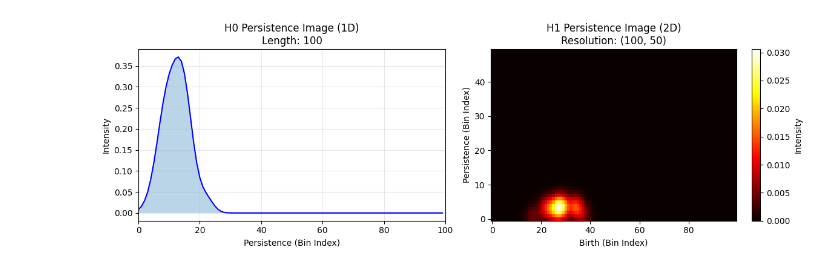
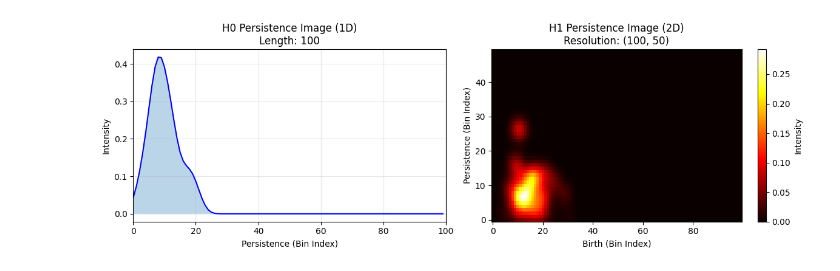
Before and after one commit to hjxarchive/Multi-Chromatic-Spatial-Pattern-Classification, a Jupyter notebook: Vectorization/Six-pack (Rips).ipynb, the cells around one changed output. Drawn from its saved outputs; the diff is of its cells as text; code cells hidden in the pictures.

```diff
--- a/Vectorization/Six-pack (Rips).ipynb
+++ b/Vectorization/Six-pack (Rips).ipynb
@@ -334,8 +346,8 @@ PB_total = compute_Persistence_barcode(np.concatenate([A, B], axis=0))
 PB_A = compute_Persistence_barcode(A)
 PB_B = compute_Persistence_barcode(B)
 # %%
-six_pack_A_to_B.update({'complex': PB_total, 'sub_complex': PB_A, 'relative' : PB_B})
-six_pack_B_to_A.update({'complex': PB_total, 'sub_complex': PB_B, 'relative' : PB_A})
+six_pack_A_to_B.update({'complex': PB_total, 'sub_complex': PB_A})
+six_pack_B_to_A.update({'complex': PB_total, 'sub_complex': PB_B})
 # %%
 PI_six_pack_A_to_B = {}
 PI_six_pack_B_to_A = {}
@@ -349,6 +361,6 @@ for key in six_pack_B_to_A.keys():
         PI = compute_PIs(six_pack_B_to_A[key], normalization = False)
         PI_six_pack_B_to_A[key] = PI
 # %%
-visualize_PIs(PI_six_pack_B_to_A['image'])
+visualize_PIs(PI_six_pack_B_to_A['relative'])
 # %% [output]
-[figure, old version]
+[figure, new version]
```
Also changed, not shown: parts of 2 cells of this notebook, 7 other files.
